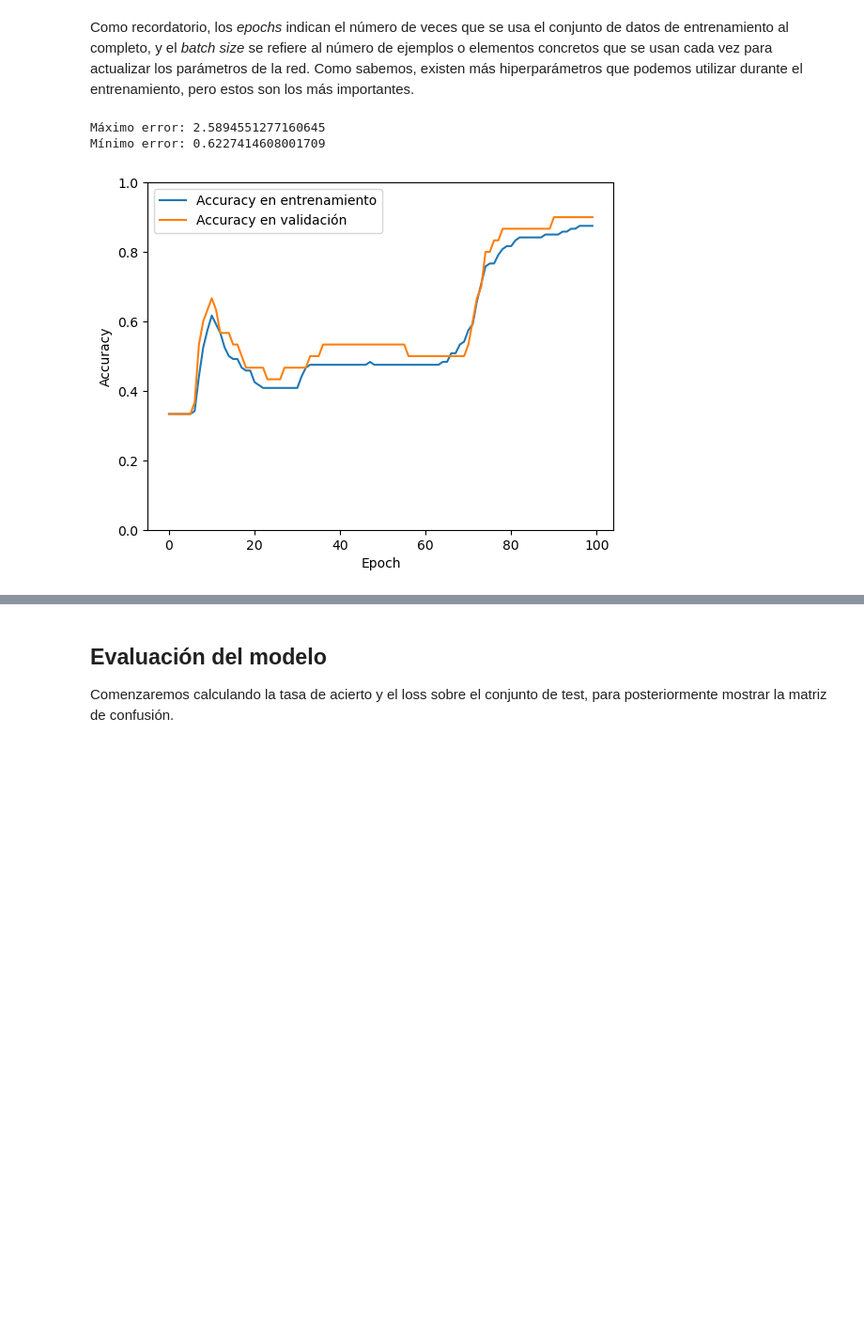
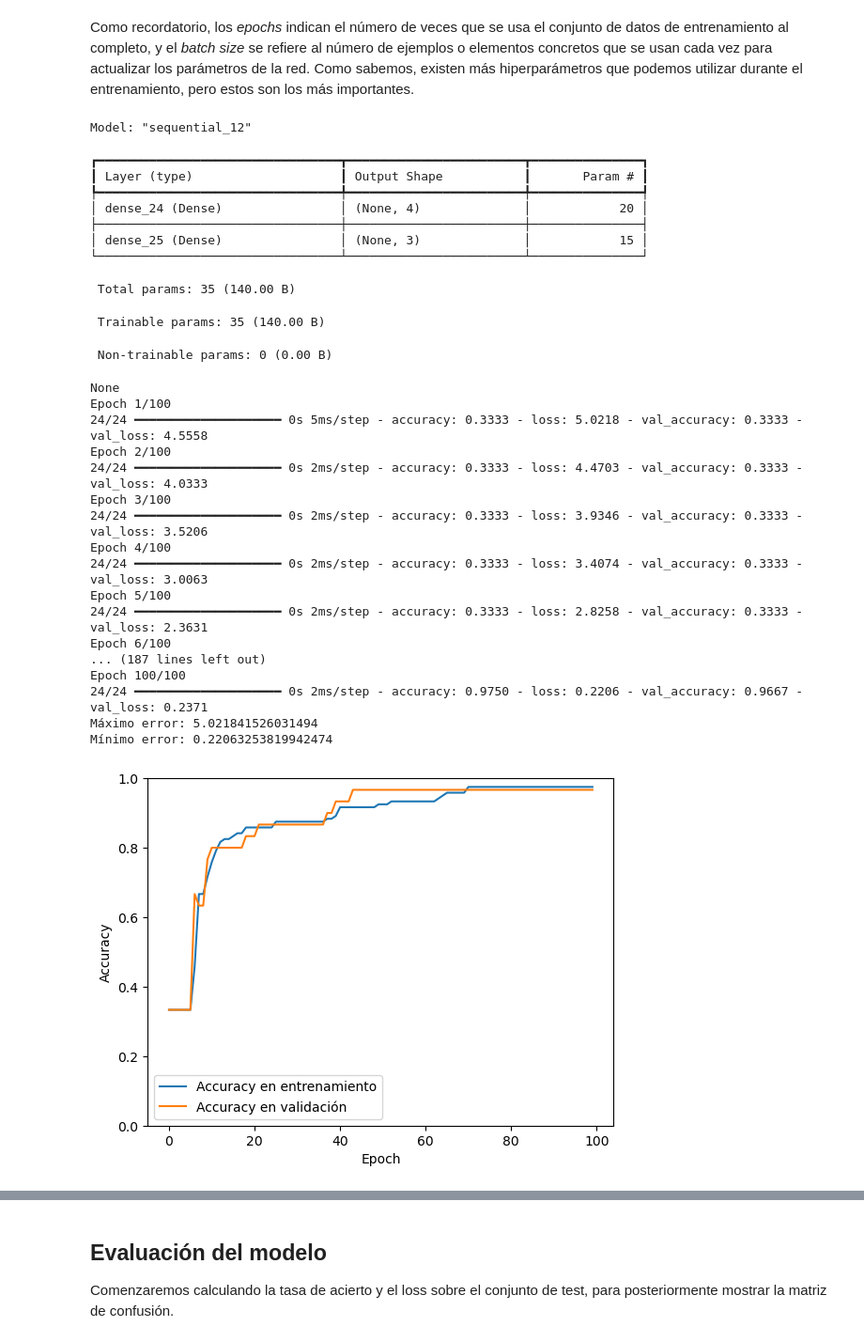
Before and after one commit to koalagordokbron/cell_net_evaluacion_modelos, a Jupyter notebook: Cell_net_Evaluacion_de_modelos.ipynb, the cells around one changed output, grey strips where cells are left out. Shown at 94% size. Cells and saved outputs as stored; diff of their text form; code cells hidden in the pictures; blank space fills up the shorter version.

```diff
--- a/Cell_net_Evaluacion_de_modelos.ipynb
+++ b/Cell_net_Evaluacion_de_modelos.ipynb
@@ -399,3 +401,12 @@ weighted avg       0.93      0.93      0.93        30
+# %%
+# Validación simple (segmentar a mano con train_test_split)
+X_train, X_test, y_train, y_test = train_test_split(
+    X, Y,
+    test_size=0.2,
+    stratify=Y,
+    random_state=SEED,
+    shuffle = True
+)
 # %% [markdown]
 Ahora, traducimos las etiquetas "Normal", "Benigno" y "Maligno" a sus asignaciones numéricas que hemos definido anteriormente.
 # %%
@@ -423,23 +434,49 @@ Una vez que tenemos el conjunto de datos preparado y la red neuronal creada, pod
 # %% [markdown]
 Como recordatorio, los *epochs* indican el número de veces que se usa el conjunto de datos de entrenamiento al completo, y el *batch size* se refiere al número de ejemplos o elementos concretos que se usan cada vez para actualizar los parámetros de la red. Como sabemos, existen más hiperparámetros que podemos utilizar durante el entrenamiento, pero estos son los más importantes.
 # %%
-# # Creamos una instancia del modelo
-# network = baseline_model()
+# Creamos una instancia del modelo
+network = baseline_model()
 
-# # Entrenamos el modelo
-# history = network.fit(
-#     X_train, train_labels,
-#     epochs=100,
-#     batch_size=5,
-#     validation_data=(X_val, val_labels),
-#     shuffle=True
-# )
+# Entrenamos el modelo
+history = network.fit(
+    X_train, train_labels,
+    epochs=100,
+    batch_size=5,
+    validation_data=(X_test, test_labels),
+    shuffle=True
+)
 
 # Mostramos la gráfica de entrenamiento
 plot_history(history)
 print("Máximo error:",max(np.array(history.history['loss'])))
 print("Mínimo error:",min(np.array(history.history['loss'])))
 # %% [output]
-Máximo error: 2.5894551277160645
-Mínimo error: 0.6227414608001709
+Model: "sequential_12"
+┏━━━━━━━━━━━━━━━━━━━━━━━━━━━━━━━━━┳━━━━━━━━━━━━━━━━━━━━━━━━┳━━━━━━━━━━━━━━━┓
+┃ Layer (type)                    ┃ Output Shape           ┃       Param # ┃
+┡━━━━━━━━━━━━━━━━━━━━━━━━━━━━━━━━━╇━━━━━━━━━━━━━━━━━━━━━━━━╇━━━━━━━━━━━━━━━┩
+│ dense_24 (Dense)                │ (None, 4)              │            20 │
+├─────────────────────────────────┼────────────────────────┼───────────────┤
+│ dense_25 (Dense)                │ (None, 3)              │            15 │
+└─────────────────────────────────┴────────────────────────┴───────────────┘
+ Total params: 35 (140.00 B)
+ Trainable params: 35 (140.00 B)
+ Non-trainable params: 0 (0.00 B)
+None
+Epoch 1/100
+24/24 ━━━━━━━━━━━━━━━━━━━━ 0s 5ms/step - accuracy: 0.3333 - loss: 5.0218 - val_accuracy: 0.3333 - val_loss: 4.5558
+Epoch 2/100
+24/24 ━━━━━━━━━━━━━━━━━━━━ 0s 2ms/step - accuracy: 0.3333 - loss: 4.4703 - val_accuracy: 0.3333 - val_loss: 4.0333
+Epoch 3/100
+24/24 ━━━━━━━━━━━━━━━━━━━━ 0s 2ms/step - accuracy: 0.3333 - loss: 3.9346 - val_accuracy: 0.3333 - val_loss: 3.5206
+Epoch 4/100
+24/24 ━━━━━━━━━━━━━━━━━━━━ 0s 2ms/step - accuracy: 0.3333 - loss: 3.4074 - val_accuracy: 0.3333 - val_loss: 3.0063
+Epoch 5/100
+24/24 ━━━━━━━━━━━━━━━━━━━━ 0s 2ms/step - accuracy: 0.3333 - loss: 2.8258 - val_accuracy: 0.3333 - val_loss: 2.3631
+Epoch 6/100
+... (187 lines left out)
+Epoch 100/100
+24/24 ━━━━━━━━━━━━━━━━━━━━ 0s 2ms/step - accuracy: 0.9750 - loss: 0.2206 - val_accuracy: 0.9667 - val_loss: 0.2371
+Máximo error: 5.021841526031494
+Mínimo error: 0.22063253819942474
-[figure, old version]
+[figure, new version]
```
Also changed, not shown: parts of 7 cells of this notebook, 1 other file.
